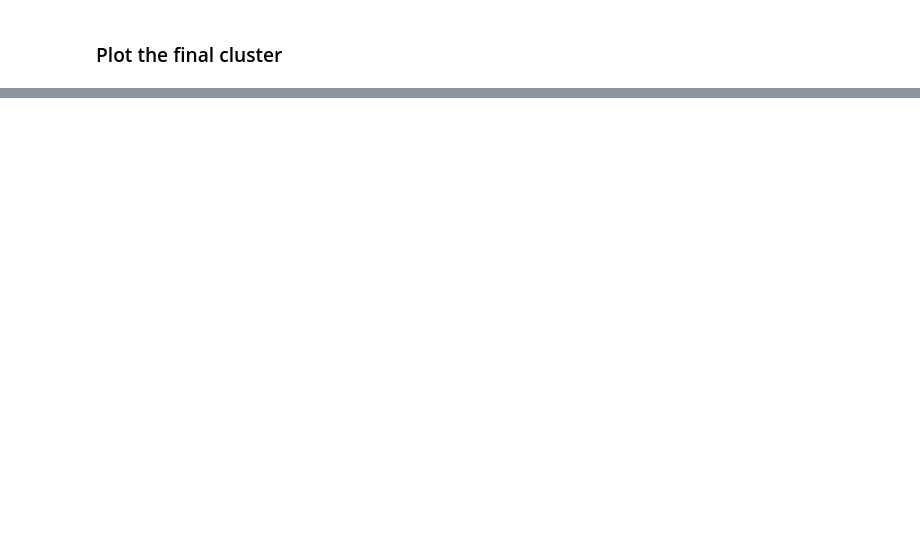
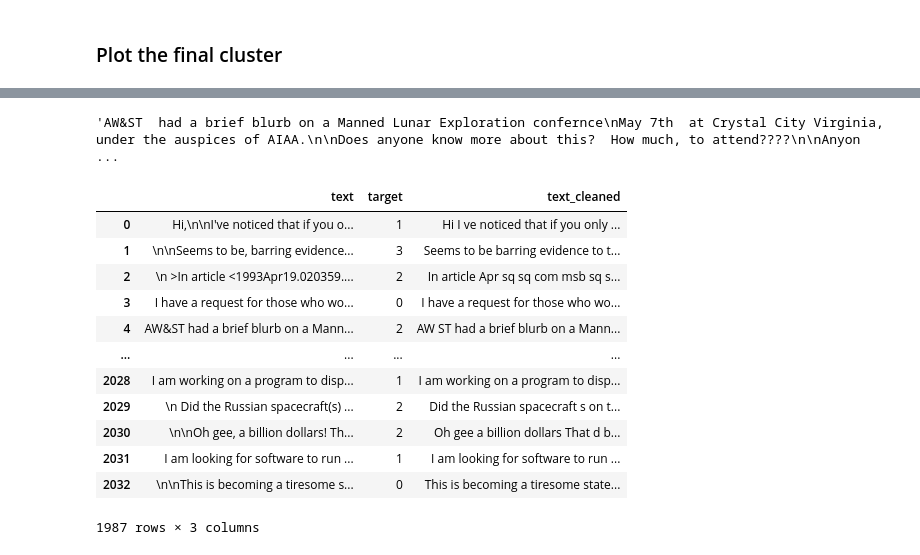
Before and after one commit to es-sophia-ai/research, a Jupyter notebook: kmeans.ipynb, the cells around one changed output, grey strips where cells are left out. Cells and saved outputs as stored; diff of their text form; code cells hidden in the pictures; blank space fills up the shorter version.

```diff
--- a/kmeans.ipynb
+++ b/kmeans.ipynb
@@ -74,0 +112,23 @@ plt.legend(scatterpoints=1);
+# %%
+import numpy as np
+import pandas as pd
+from sklearn.datasets import fetch_20newsgroups
+
+categories = [
+    "alt.atheism",
+    "talk.religion.misc",
+    "comp.graphics",
+    "sci.space",
+]
+
+dataset = fetch_20newsgroups(
+    remove=("headers", "footers", "quotes"),
+    subset="train",
+    categories=categories,
+    shuffle=True,
+    random_state=42,
+)
+
+data = {'text': dataset.data, 'target': dataset.target}
+df = pd.DataFrame(data)
+df
@@ -74,0 +149,4 @@ plt.legend(scatterpoints=1);
+# %%
+df.text[4]
+# %% [output]
+'AW&ST  had a brief blurb on a Manned Lunar Exploration confernce\nMay 7th  at Crystal City Virginia, under the auspices of AIAA.\n\nDoes anyone know more about this?  How much, to attend????\n\nAnyon ...
@@ -74,0 +155,28 @@ plt.legend(scatterpoints=1);
+# %%
+import nltk
+import regex as re
+
+def preprocess_text(text: str) -> str:
+    # remove links
+    text = re.sub(r"http\S+", "", text)
+    # remove special chars and numbers
+    text = re.sub("[^A-Za-z]+", " ", text)
+    return text
+
+df['text_cleaned'] = df['text'].apply(lambda text: preprocess_text(text))
+df = df[df['text_cleaned'] != '']
+df
+# %% [output]
+|  | text | target | text_cleaned |
+| 0 | Hi,\n\nI've noticed that if you o... | 1 | Hi I ve noticed that if you only ... |
+| 1 | \n\nSeems to be, barring evidence... | 3 | Seems to be barring evidence to t... |
+| 2 | \n >In article <1993Apr19.020359.... | 2 | In article Apr sq sq com msb sq s... |
+| 3 | I have a request for those who wo... | 0 | I have a request for those who wo... |
+| 4 | AW&ST had a brief blurb on a Mann... | 2 | AW ST had a brief blurb on a Mann... |
+| ... | ... | ... | ... |
+| 2028 | I am working on a program to disp... | 1 | I am working on a program to disp... |
+| 2029 | \n Did the Russian spacecraft(s) ... | 2 | Did the Russian spacecraft s on t... |
+| 2030 | \n\nOh gee, a billion dollars! Th... | 2 | Oh gee a billion dollars That d b... |
+| 2031 | I am looking for software to run ... | 1 | I am looking for software to run ... |
+| 2032 | \n\nThis is becoming a tiresome s... | 0 | This is becoming a tiresome state... |
+1987 rows × 3 columns
```
Also changed, not shown: parts of 15 cells of this notebook.
